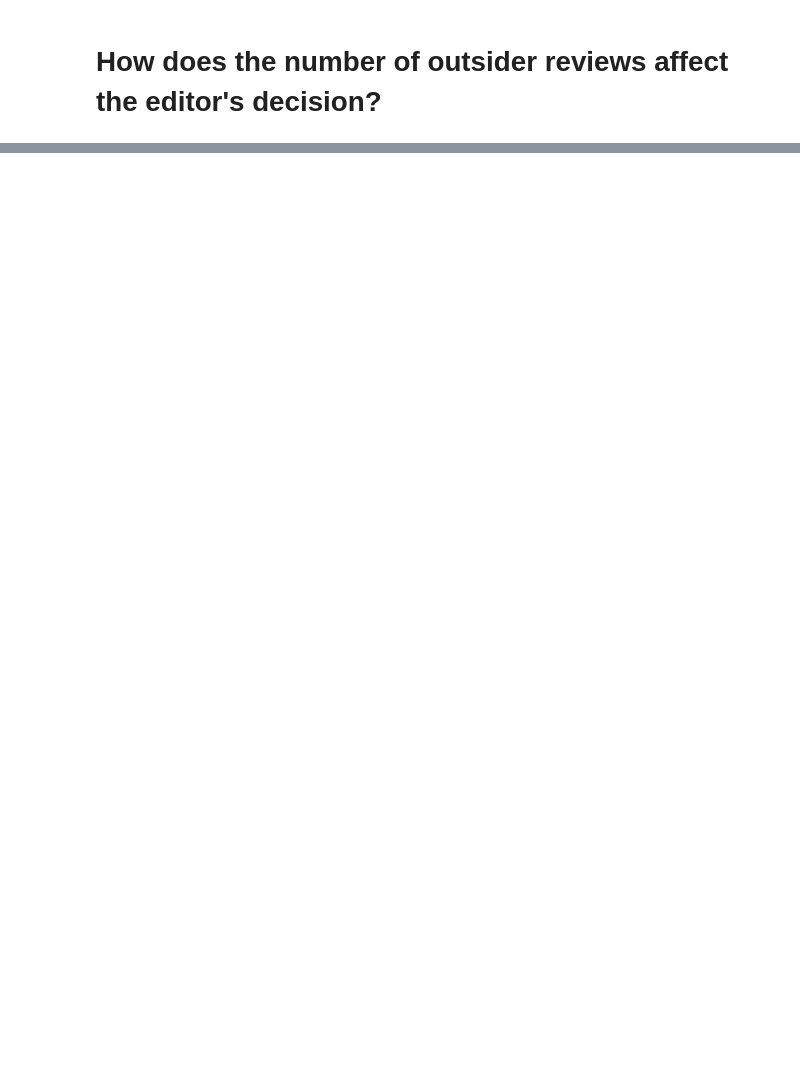
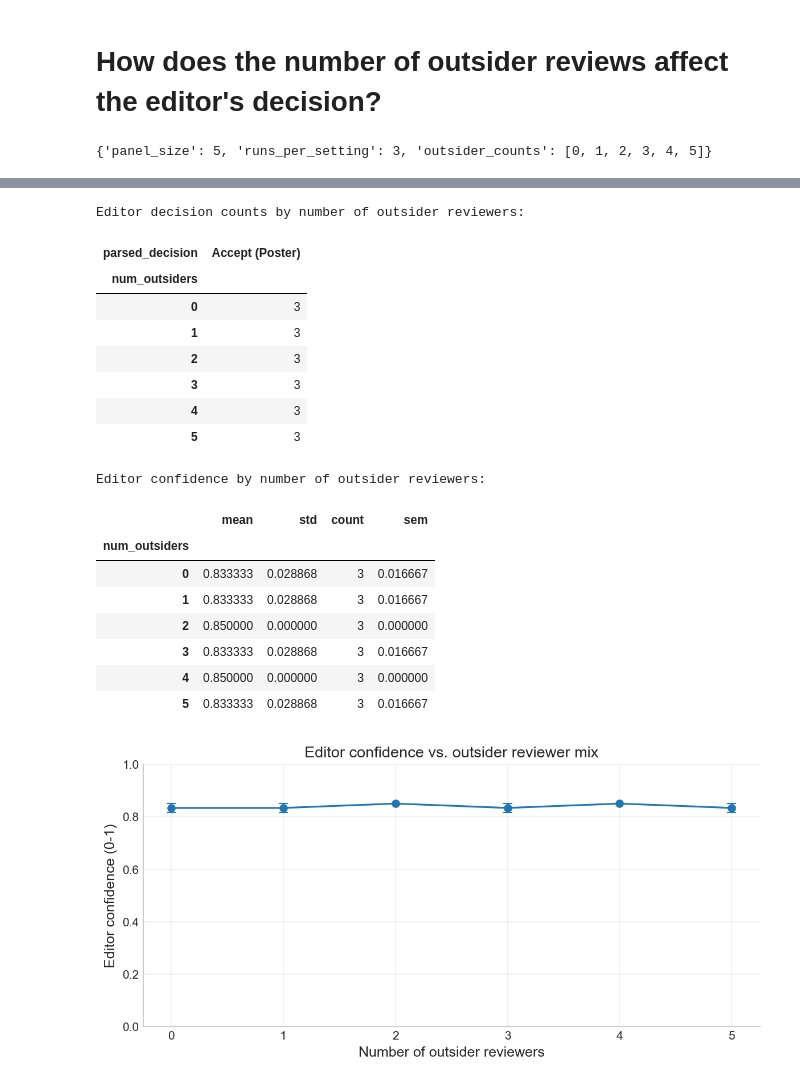
Before and after one commit to TianyuDu/OB639-LLM-ABM-Simulation, a Jupyter notebook: LLM_review_simulation.ipynb, the cells around one changed output, grey strips where cells are left out. Cells and saved outputs as stored; diff of their text form; code cells hidden in the pictures; blank space fills up the shorter version.

```diff
--- a/LLM_review_simulation.ipynb
+++ b/LLM_review_simulation.ipynb
@@ -1612,6 +1763,7 @@ with tqdm(total=total_runs, desc="Outsider reviewer simulations") as pbar:
                     "selected_reviewers": [rec["reviewer"] for rec in selected_records],
                     "editor_response": response,
                     "parsed_decision": parse_editor_decision(response),
+                    "parsed_confidence": parse_editor_confidence(response),
                 }
             )
             pbar.update(1)
@@ -1629,5 +1781,38 @@ if not outsider_results_df.empty:
     )
     print("Editor decision counts by number of outsider reviewers:")
     display(decision_summary)
+
+    if outsider_results_df["parsed_confidence"].notna().any():
+        confidence_summary = (
+            outsider_results_df.groupby("num_outsiders")["parsed_confidence"]
+            .agg(["mean", "std", "count"])
+            .reindex(index=outsider_counts)
+        )
+        confidence_summary = confidence_summary.fillna({"count": 0})
+        sem = confidence_summary["std"] / np.sqrt(confidence_summary["count"].replace(0, np.nan))
+        confidence_summary["sem"] = sem.fillna(0)
+        print("Editor confidence by number of outsider reviewers:")
+        display(confidence_summary)
+
+        fig, ax = plt.subplots(figsize=(8, 4))
+        ax.errorbar(
+            confidence_summary.index,
+            confidence_summary["mean"],
+            yerr=confidence_summary["sem"],
+            fmt="-o",
+            capsize=4,
+            color="#1f77b4",
+        )
+        ax.set_xlabel("Number of outsider reviewers")
+        ax.set_ylabel("Editor confidence (0-1)")
+        ax.set_title("Editor confidence vs. outsider reviewer mix")
+        ax.set_ylim(0, 1)
+        ax.grid(alpha=0.3)
+        plt.tight_layout()
+        plt.show()
+    else:
+        print("Editor confidences could not be parsed for these simulations.")
 else:
     print("No simulations were recorded; verify AI reviews exist and rerun this cell.")
+# %% [output]
+{'panel_size': 5, 'runs_per_setting': 3, 'outsider_counts': [0, 1, 2, 3, 4, 5]}
@@ -1634,3 +1825,22 @@ else:
+Editor decision counts by number of outsider reviewers:
+| parsed_decision | Accept (Poster) |
+| num_outsiders |  |
+| 0 | 3 |
+| 1 | 3 |
+| 2 | 3 |
+| 3 | 3 |
+| 4 | 3 |
+| 5 | 3 |
+Editor confidence by number of outsider reviewers:
+|  | mean | std | count | sem |
+| num_outsiders |  |  |  |  |
+| 0 | 0.833333 | 0.028868 | 3 | 0.016667 |
+| 1 | 0.833333 | 0.028868 | 3 | 0.016667 |
+| 2 | 0.850000 | 0.000000 | 3 | 0.000000 |
+| 3 | 0.833333 | 0.028868 | 3 | 0.016667 |
+| 4 | 0.850000 | 0.000000 | 3 | 0.000000 |
+| 5 | 0.833333 | 0.028868 | 3 | 0.016667 |
+[figure, added]
 # %%
 outsider_results_df
 # %% [output]
```
Also changed, not shown: parts of 10 cells of this notebook.
